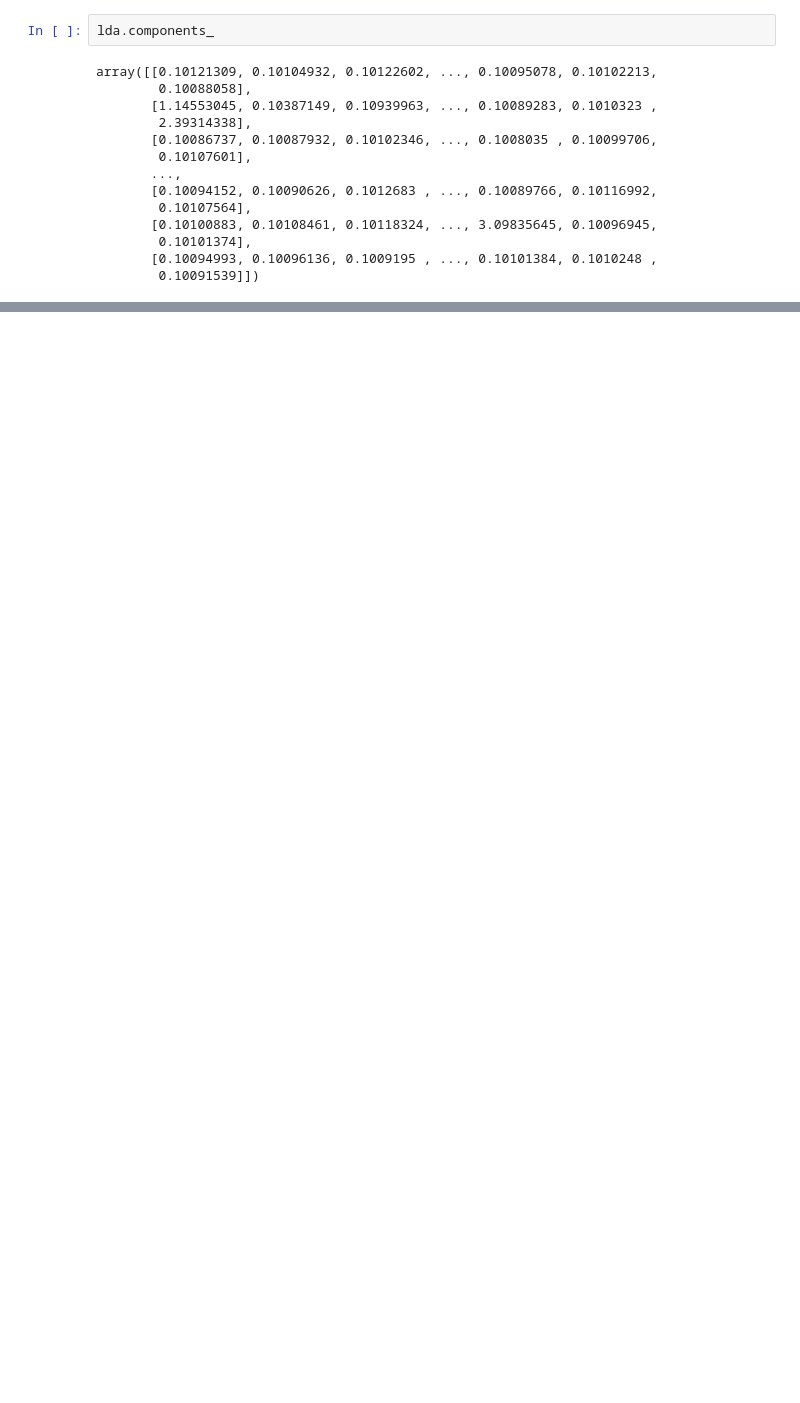
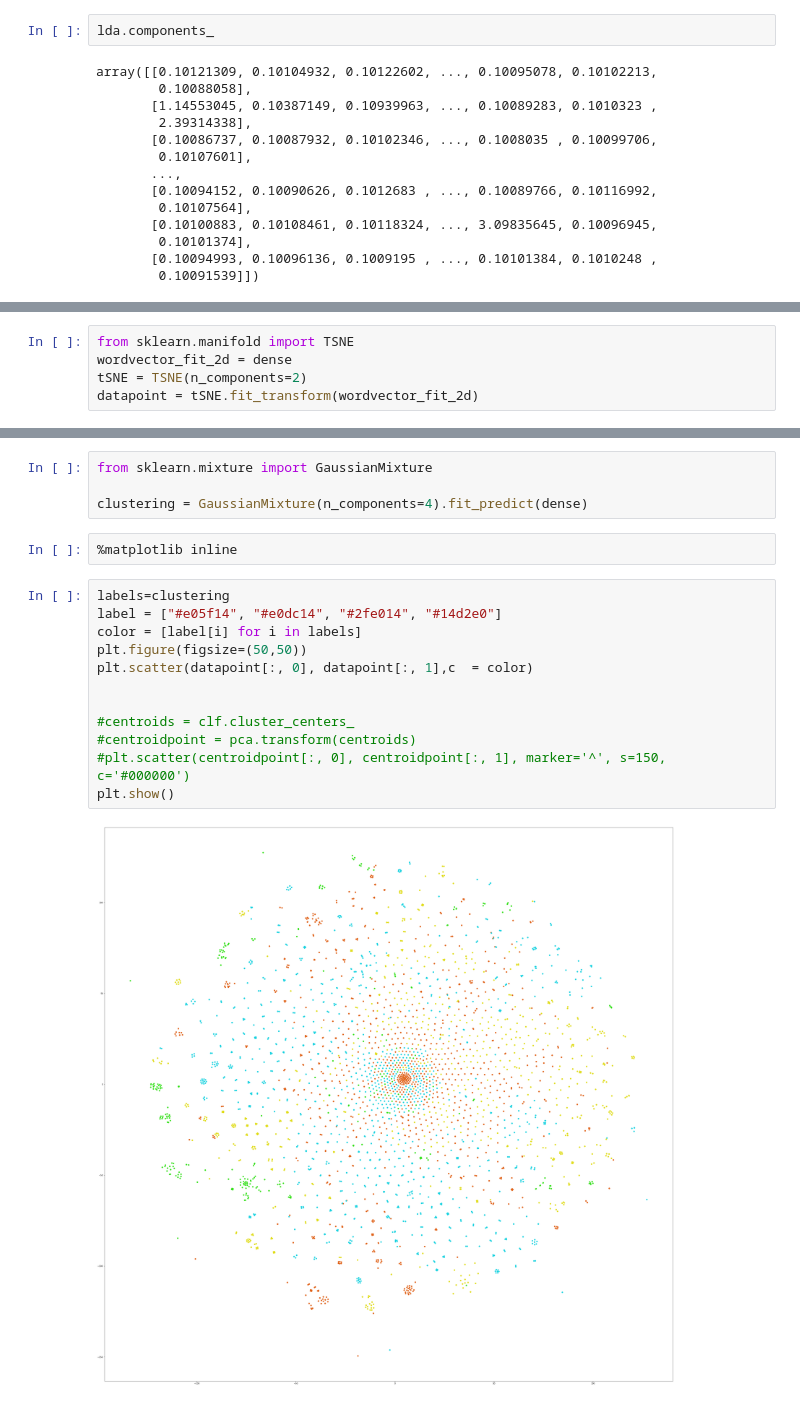
Before and after one commit to KevinFerin/Projet_Fil_Rouge-IBM, a Jupyter notebook: Cleaning.ipynb, the cells around one changed output, grey strips where cells are left out. Saved outputs shown, nothing was run; the diff lists cells and outputs as text; blank space fills up the shorter version.

Commit message:
visualisation avec t-SNE

```diff
--- a/Cleaning.ipynb
+++ b/Cleaning.ipynb
@@ -526,0 +529,5 @@ array([[0.10121309, 0.10104932, 0.10122602, ..., 0.10095078, 0.10102213,
+# %%
+from sklearn.manifold import TSNE
+wordvector_fit_2d = dense
+tSNE = TSNE(n_components=2)
+datapoint = tSNE.fit_transform(wordvector_fit_2d)
@@ -526,0 +544,20 @@ array([[0.10121309, 0.10104932, 0.10122602, ..., 0.10095078, 0.10102213,
+# %%
+from sklearn.mixture import GaussianMixture
+
+clustering = GaussianMixture(n_components=4).fit_predict(dense)
+# %%
+%matplotlib inline
+# %%
+labels=clustering
+label = ["#e05f14", "#e0dc14", "#2fe014", "#14d2e0"]
+color = [label[i] for i in labels]
+plt.figure(figsize=(50,50))
+plt.scatter(datapoint[:, 0], datapoint[:, 1],c  = color)
+
+
+#centroids = clf.cluster_centers_
+#centroidpoint = pca.transform(centroids)
+#plt.scatter(centroidpoint[:, 0], centroidpoint[:, 1], marker='^', s=150, c='#000000')
+plt.show()
+# %% [output]
+[figure, added]
```
Also changed, not shown: parts of 10 cells of this notebook.
